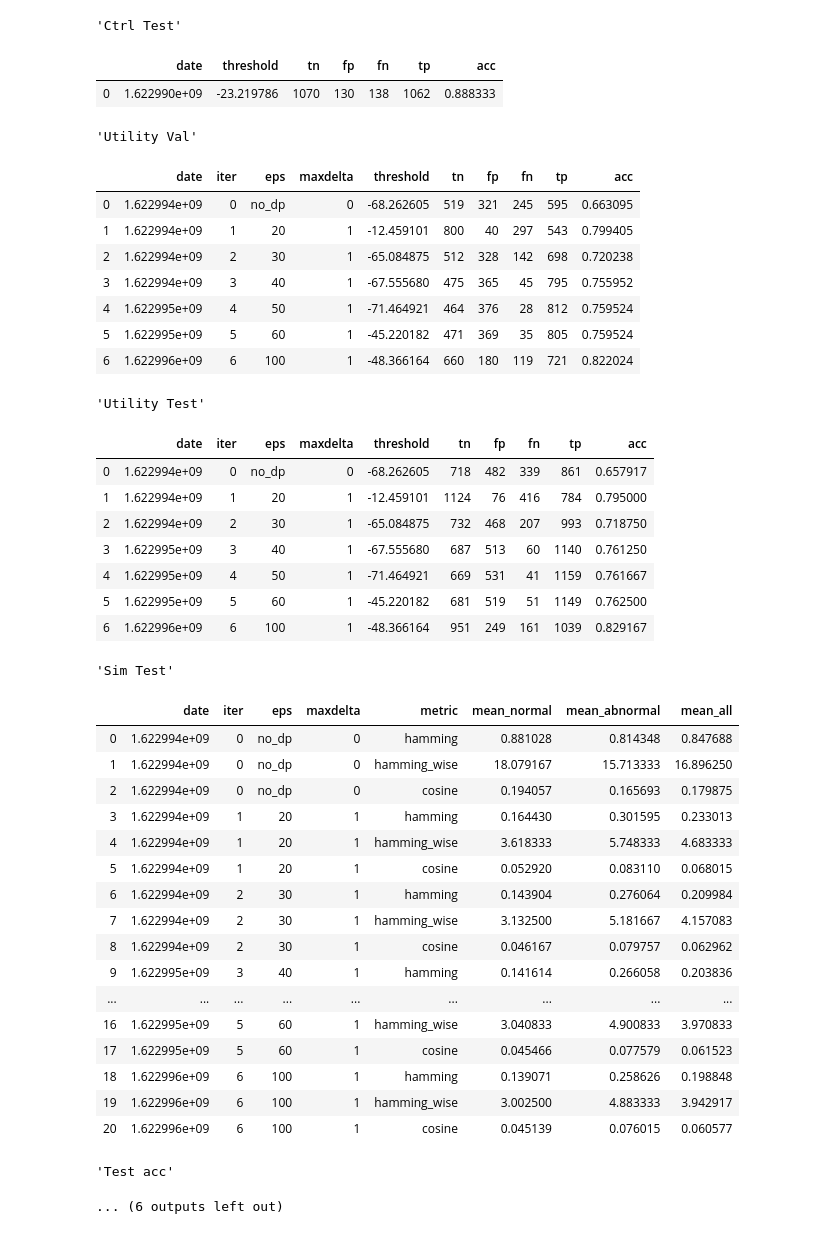
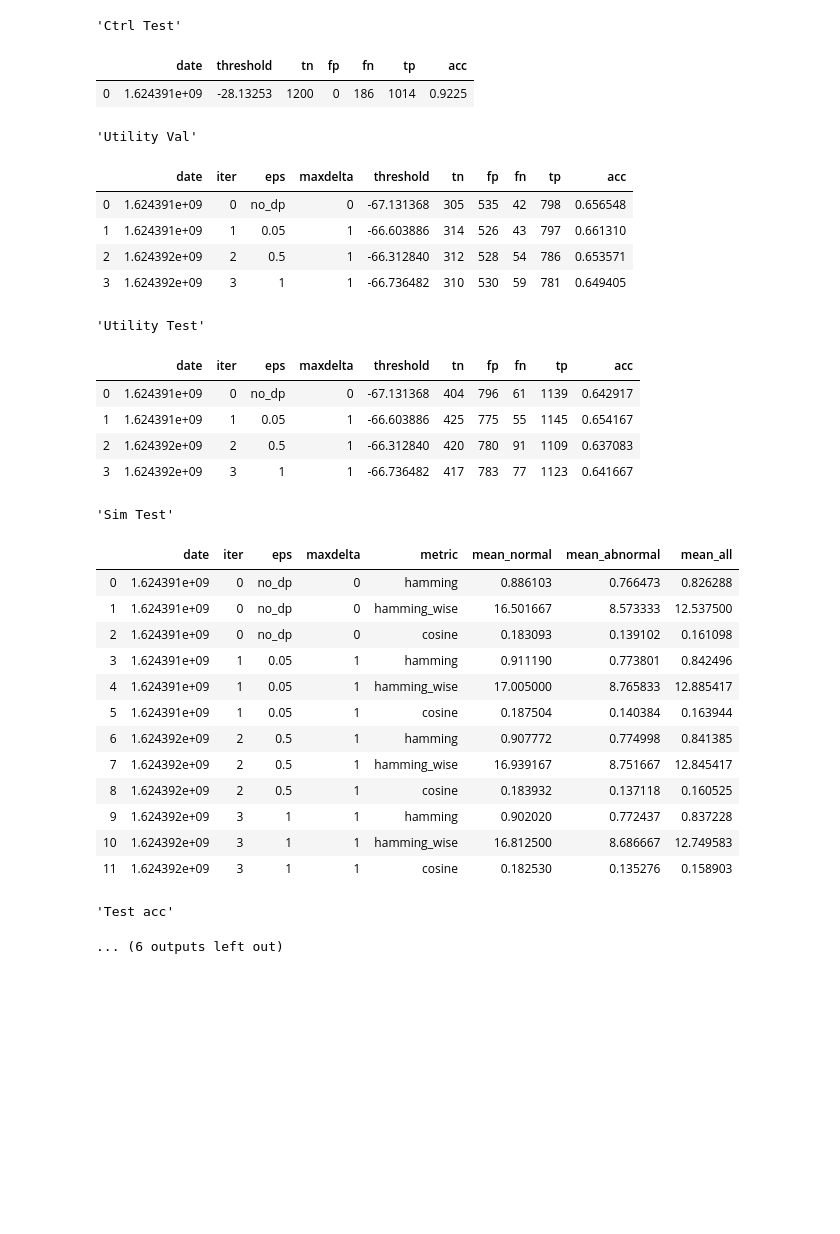
Before and after one commit to ramiroviszan/dp-gem, a Jupyter notebook: result_visualization.ipynb, the cells around one changed output. Saved outputs shown, nothing was run; the diff lists cells and outputs as text; code cells hidden in the pictures; blank space fills up the shorter version.

```diff
--- a/result_visualization.ipynb
+++ b/result_visualization.ipynb
@@ -47,12 +47,14 @@ def plot_exp_res(exp_name, df1, df2, df3, df4, df5, utility_metric, privacy_loss
         y_u = y_u[1:]
         y_l = y_l[1:]
 
-    x_u = np.array(x_u, dtype=int)
-    x_l = np.array(x_l, dtype=int)
+    x_u = np.array(x_u, dtype=float)
+    x_l = np.array(x_l, dtype=float)
+
 
     plt.plot(x_u, y_u, color=next(cycol))
     plt.plot(x_l, y_l, color=next(cycol))
     plt.xlabel("eps")
+    plt.savefig(str(exp_name) + "_" + str(utility_metric) + "_" + str(exp_name) + "_" + str(privacy_loss_metric) + " _ " + str(no_dp_legend))
     return [exp_name + "_" + utility_metric, exp_name + "_" + privacy_loss_metric] + no_dp_legend
 # %%
 def process_res(exp_name, show_tables=False, utility_metric="acc", privacy_loss_metric = "hamming"):
@@ -62,7 +64,7 @@ def process_res(exp_name, show_tables=False, utility_metric="acc", privacy_loss_
     legend = plot_exp_res(exp_name, *tables, utility_metric, privacy_loss_metric)
     return legend
 # %%
-exps = ['deeplog2_a']
+exps = ['deeplog2_a2']
 plot_lengends = []
 for exp_name in exps:
     display(exp_name)
@@ -108,7 +105,7 @@ plt.show()
 'Test acc'
 ... (6 outputs left out)
 # %%
-exps = ['deeplog2_b']
+exps = ['deeplog2_b2']
 plot_lengends = []
 for exp_name in exps:
     display(exp_name)
@@ -125,42 +122,32 @@ plt.show()
 'Ctrl Test'
 |  | date | threshold | tn | fp | fn | tp | acc |
-| 0 | 1.622990e+09 | -23.219786 | 1070 | 130 | 138 | 1062 | 0.888333 |
+| 0 | 1.624391e+09 | -28.13253 | 1200 | 0 | 186 | 1014 | 0.9225 |
 'Utility Val'
 |  | date | iter | eps | maxdelta | threshold | tn | fp | fn | tp | acc |
-| 0 | 1.622994e+09 | 0 | no_dp | 0 | -68.262605 | 519 | 321 | 245 | 595 | 0.663095 |
-| 1 | 1.622994e+09 | 1 | 20 | 1 | -12.459101 | 800 | 40 | 297 | 543 | 0.799405 |
-| 2 | 1.622994e+09 | 2 | 30 | 1 | -65.084875 | 512 | 328 | 142 | 698 | 0.720238 |
-| 3 | 1.622994e+09 | 3 | 40 | 1 | -67.555680 | 475 | 365 | 45 | 795 | 0.755952 |
-| 4 | 1.622995e+09 | 4 | 50 | 1 | -71.464921 | 464 | 376 | 28 | 812 | 0.759524 |
-| 5 | 1.622995e+09 | 5 | 60 | 1 | -45.220182 | 471 | 369 | 35 | 805 | 0.759524 |
-| 6 | 1.622996e+09 | 6 | 100 | 1 | -48.366164 | 660 | 180 | 119 | 721 | 0.822024 |
+| 0 | 1.624391e+09 | 0 | no_dp | 0 | -67.131368 | 305 | 535 | 42 | 798 | 0.656548 |
+| 1 | 1.624391e+09 | 1 | 0.05 | 1 | -66.603886 | 314 | 526 | 43 | 797 | 0.661310 |
+| 2 | 1.624392e+09 | 2 | 0.5 | 1 | -66.312840 | 312 | 528 | 54 | 786 | 0.653571 |
+| 3 | 1.624392e+09 | 3 | 1 | 1 | -66.736482 | 310 | 530 | 59 | 781 | 0.649405 |
 'Utility Test'
 |  | date | iter | eps | maxdelta | threshold | tn | fp | fn | tp | acc |
-| 0 | 1.622994e+09 | 0 | no_dp | 0 | -68.262605 | 718 | 482 | 339 | 861 | 0.657917 |
-| 1 | 1.622994e+09 | 1 | 20 | 1 | -12.459101 | 1124 | 76 | 416 | 784 | 0.795000 |
-| 2 | 1.622994e+09 | 2 | 30 | 1 | -65.084875 | 732 | 468 | 207 | 993 | 0.718750 |
-| 3 | 1.622995e+09 | 3 | 40 | 1 | -67.555680 | 687 | 513 | 60 | 1140 | 0.761250 |
-| 4 | 1.622995e+09 | 4 | 50 | 1 | -71.464921 | 669 | 531 | 41 | 1159 | 0.761667 |
-| 5 | 1.622995e+09 | 5 | 60 | 1 | -45.220182 | 681 | 519 | 51 | 1149 | 0.762500 |
-| 6 | 1.622996e+09 | 6 | 100 | 1 | -48.366164 | 951 | 249 | 161 | 1039 | 0.829167 |
+| 0 | 1.624391e+09 | 0 | no_dp | 0 | -67.131368 | 404 | 796 | 61 | 1139 | 0.642917 |
+| 1 | 1.624391e+09 | 1 | 0.05 | 1 | -66.603886 | 425 | 775 | 55 | 1145 | 0.654167 |
+| 2 | 1.624392e+09 | 2 | 0.5 | 1 | -66.312840 | 420 | 780 | 91 | 1109 | 0.637083 |
+| 3 | 1.624392e+09 | 3 | 1 | 1 | -66.736482 | 417 | 783 | 77 | 1123 | 0.641667 |
 'Sim Test'
 |  | date | iter | eps | maxdelta | metric | mean_normal | mean_abnormal | mean_all |
-| 0 | 1.622994e+09 | 0 | no_dp | 0 | hamming | 0.881028 | 0.814348 | 0.847688 |
-| 1 | 1.622994e+09 | 0 | no_dp | 0 | hamming_wise | 18.079167 | 15.713333 | 16.896250 |
-| 2 | 1.622994e+09 | 0 | no_dp | 0 | cosine | 0.194057 | 0.165693 | 0.179875 |
-| 3 | 1.622994e+09 | 1 | 20 | 1 | hamming | 0.164430 | 0.301595 | 0.233013 |
-| 4 | 1.622994e+09 | 1 | 20 | 1 | hamming_wise | 3.618333 | 5.748333 | 4.683333 |
-| 5 | 1.622994e+09 | 1 | 20 | 1 | cosine | 0.052920 | 0.083110 | 0.068015 |
-| 6 | 1.622994e+09 | 2 | 30 | 1 | hamming | 0.143904 | 0.276064 | 0.209984 |
-| 7 | 1.622994e+09 | 2 | 30 | 1 | hamming_wise | 3.132500 | 5.181667 | 4.157083 |
-| 8 | 1.622994e+09 | 2 | 30 | 1 | cosine | 0.046167 | 0.079757 | 0.062962 |
-| 9 | 1.622995e+09 | 3 | 40 | 1 | hamming | 0.141614 | 0.266058 | 0.203836 |
-| ... | ... | ... | ... | ... | ... | ... | ... | ... |
-| 16 | 1.622995e+09 | 5 | 60 | 1 | hamming_wise | 3.040833 | 4.900833 | 3.970833 |
-| 17 | 1.622995e+09 | 5 | 60 | 1 | cosine | 0.045466 | 0.077579 | 0.061523 |
-| 18 | 1.622996e+09 | 6 | 100 | 1 | hamming | 0.139071 | 0.258626 | 0.198848 |
-| 19 | 1.622996e+09 | 6 | 100 | 1 | hamming_wise | 3.002500 | 4.883333 | 3.942917 |
-| 20 | 1.622996e+09 | 6 | 100 | 1 | cosine | 0.045139 | 0.076015 | 0.060577 |
+| 0 | 1.624391e+09 | 0 | no_dp | 0 | hamming | 0.886103 | 0.766473 | 0.826288 |
+| 1 | 1.624391e+09 | 0 | no_dp | 0 | hamming_wise | 16.501667 | 8.573333 | 12.537500 |
+| 2 | 1.624391e+09 | 0 | no_dp | 0 | cosine | 0.183093 | 0.139102 | 0.161098 |
+| 3 | 1.624391e+09 | 1 | 0.05 | 1 | hamming | 0.911190 | 0.773801 | 0.842496 |
+| 4 | 1.624391e+09 | 1 | 0.05 | 1 | hamming_wise | 17.005000 | 8.765833 | 12.885417 |
+| 5 | 1.624391e+09 | 1 | 0.05 | 1 | cosine | 0.187504 | 0.140384 | 0.163944 |
+| 6 | 1.624392e+09 | 2 | 0.5 | 1 | hamming | 0.907772 | 0.774998 | 0.841385 |
+| 7 | 1.624392e+09 | 2 | 0.5 | 1 | hamming_wise | 16.939167 | 8.751667 | 12.845417 |
+| 8 | 1.624392e+09 | 2 | 0.5 | 1 | cosine | 0.183932 | 0.137118 | 0.160525 |
+| 9 | 1.624392e+09 | 3 | 1 | 1 | hamming | 0.902020 | 0.772437 | 0.837228 |
+| 10 | 1.624392e+09 | 3 | 1 | 1 | hamming_wise | 16.812500 | 8.686667 | 12.749583 |
+| 11 | 1.624392e+09 | 3 | 1 | 1 | cosine | 0.182530 | 0.135276 | 0.158903 |
 'Test acc'
 ... (6 outputs left out)
 # %%
```
Also changed, not shown: parts of 4 cells of this notebook, 11 other files.
